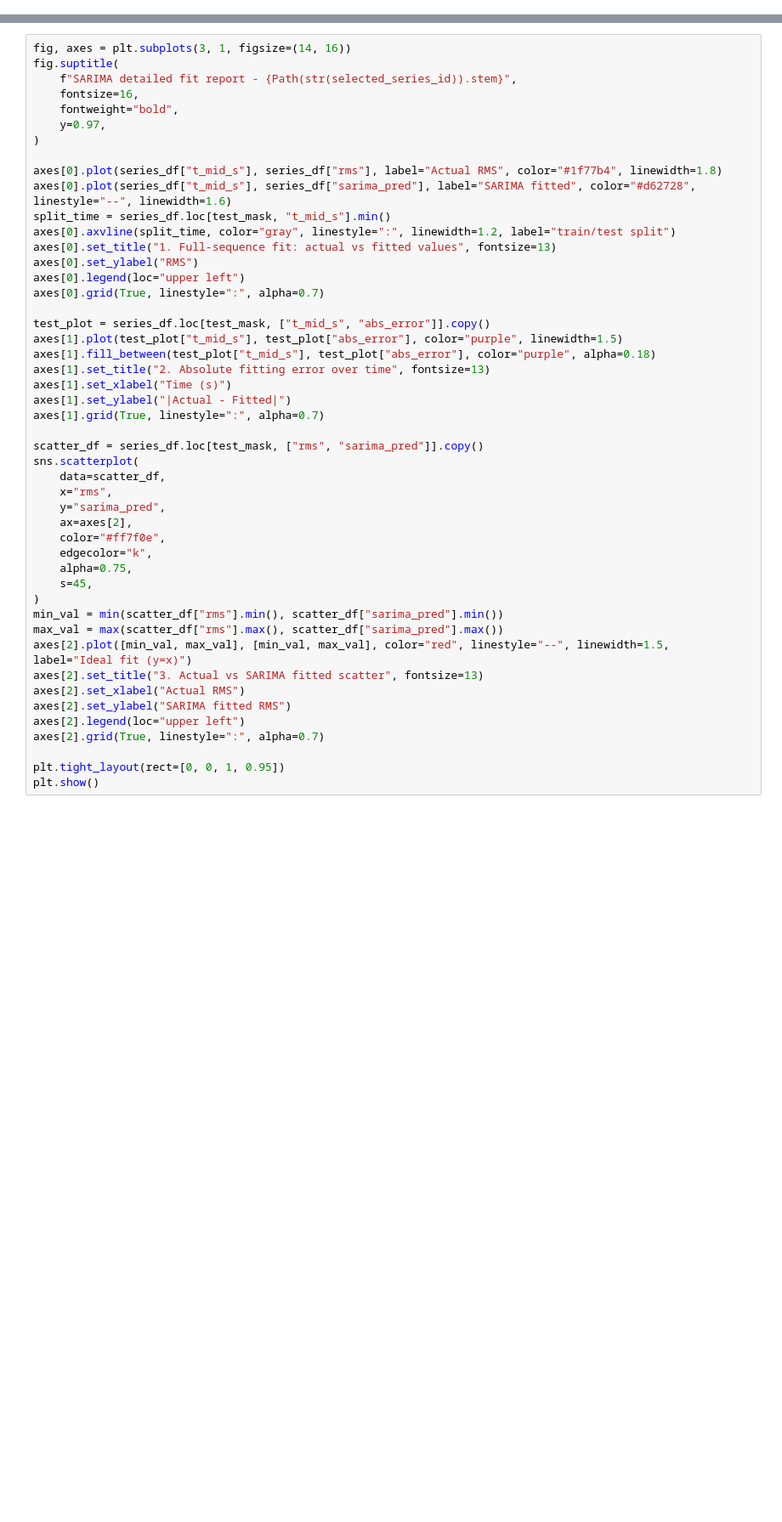
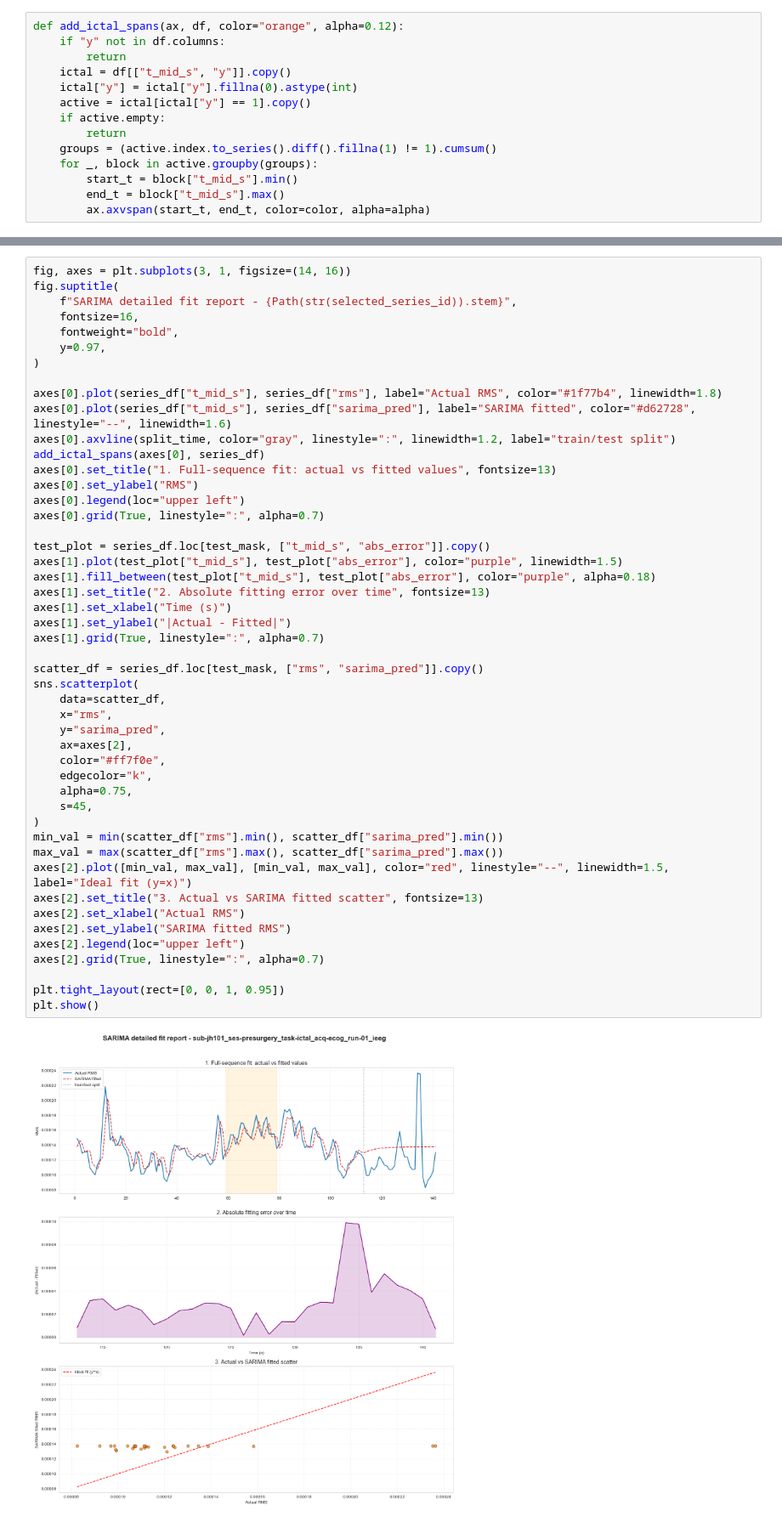
Before and after one commit to teddywristh/Seizure-Dectection-using-ECoG-, a Jupyter notebook: notebooks/04_sarima_training_ds003029.ipynb, the cells around one changed output, grey strips where cells are left out. Shown at 85% size. Saved outputs shown, nothing was run; the diff lists cells and outputs as text; blank space fills up the shorter version.

```diff
--- a/notebooks/04_sarima_training_ds003029.ipynb
+++ b/notebooks/04_sarima_training_ds003029.ipynb
@@ -89,0 +134,14 @@ selected_series_id
+# %%
+def add_ictal_spans(ax, df, color="orange", alpha=0.12):
+    if "y" not in df.columns:
+        return
+    ictal = df[["t_mid_s", "y"]].copy()
+    ictal["y"] = ictal["y"].fillna(0).astype(int)
+    active = ictal[ictal["y"] == 1].copy()
+    if active.empty:
+        return
+    groups = (active.index.to_series().diff().fillna(1) != 1).cumsum()
+    for _, block in active.groupby(groups):
+        start_t = block["t_mid_s"].min()
+        end_t = block["t_mid_s"].max()
+        ax.axvspan(start_t, end_t, color=color, alpha=alpha)
@@ -98,8 +215,8 @@ fig.suptitle(
 
 axes[0].plot(series_df["t_mid_s"], series_df["rms"], label="Actual RMS", color="#1f77b4", linewidth=1.8)
 axes[0].plot(series_df["t_mid_s"], series_df["sarima_pred"], label="SARIMA fitted", color="#d62728", linestyle="--", linewidth=1.6)
-split_time = series_df.loc[test_mask, "t_mid_s"].min()
 axes[0].axvline(split_time, color="gray", linestyle=":", linewidth=1.2, label="train/test split")
+add_ictal_spans(axes[0], series_df)
 axes[0].set_title("1. Full-sequence fit: actual vs fitted values", fontsize=13)
 axes[0].set_ylabel("RMS")
 axes[0].legend(loc="upper left")
@@ -108,30 +225,32 @@ axes[0].grid(True, linestyle=":", alpha=0.7)
 test_plot = series_df.loc[test_mask, ["t_mid_s", "abs_error"]].copy()
 axes[1].plot(test_plot["t_mid_s"], test_plot["abs_error"], color="purple", linewidth=1.5)
 axes[1].fill_between(test_plot["t_mid_s"], test_plot["abs_error"], color="purple", alpha=0.18)
 axes[1].set_title("2. Absolute fitting error over time", fontsize=13)
 axes[1].set_xlabel("Time (s)")
 axes[1].set_ylabel("|Actual - Fitted|")
 axes[1].grid(True, linestyle=":", alpha=0.7)
 
 scatter_df = series_df.loc[test_mask, ["rms", "sarima_pred"]].copy()
 sns.scatterplot(
     data=scatter_df,
     x="rms",
     y="sarima_pred",
     ax=axes[2],
     color="#ff7f0e",
     edgecolor="k",
     alpha=0.75,
     s=45,
 )
 min_val = min(scatter_df["rms"].min(), scatter_df["sarima_pred"].min())
 max_val = max(scatter_df["rms"].max(), scatter_df["sarima_pred"].max())
 axes[2].plot([min_val, max_val], [min_val, max_val], color="red", linestyle="--", linewidth=1.5, label="Ideal fit (y=x)")
 axes[2].set_title("3. Actual vs SARIMA fitted scatter", fontsize=13)
 axes[2].set_xlabel("Actual RMS")
 axes[2].set_ylabel("SARIMA fitted RMS")
 axes[2].legend(loc="upper left")
 axes[2].grid(True, linestyle=":", alpha=0.7)
 
 plt.tight_layout(rect=[0, 0, 1, 0.95])
 plt.show()
+# %% [output]
+[figure, added]
```
Also changed, not shown: parts of 15 cells of this notebook.
